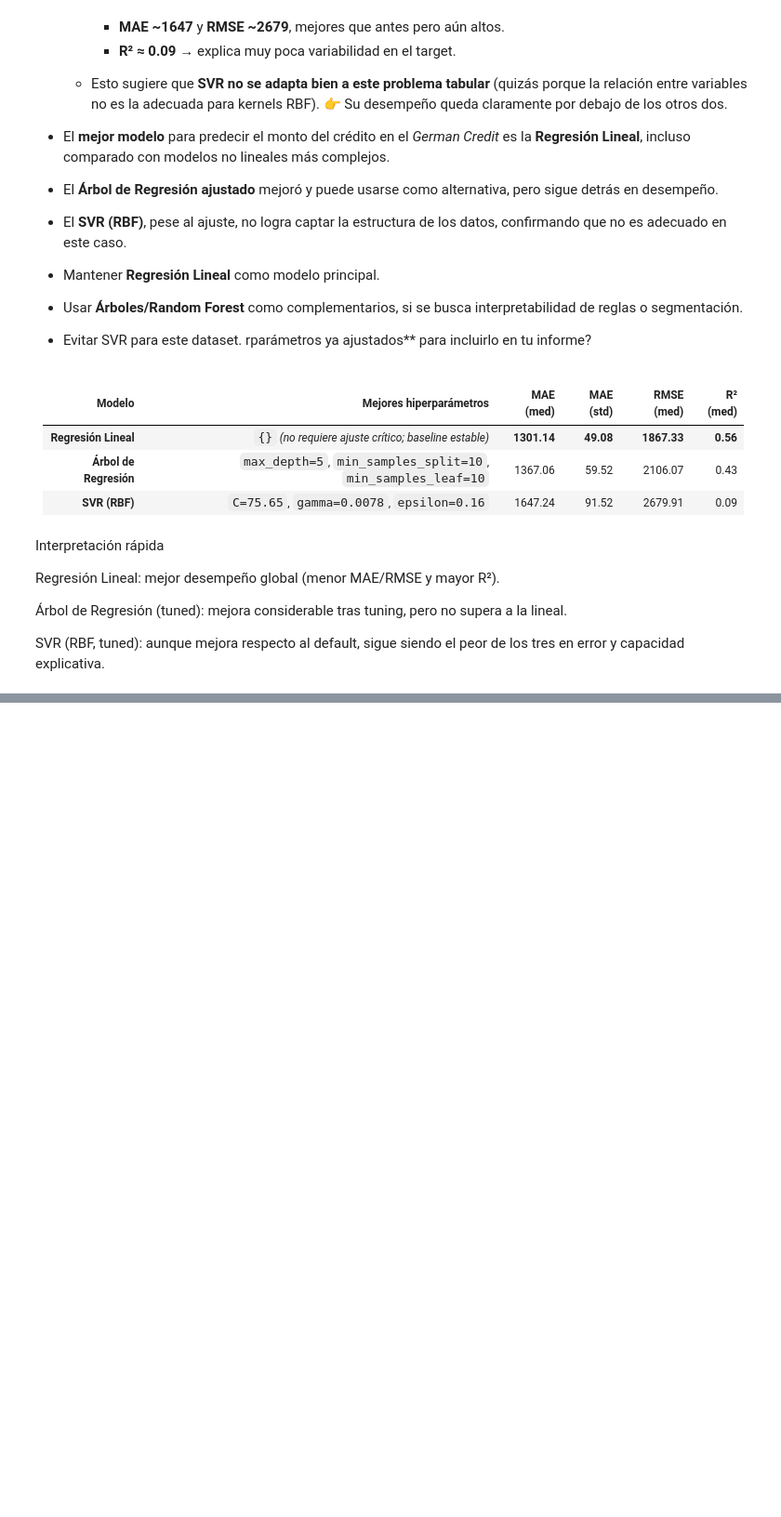
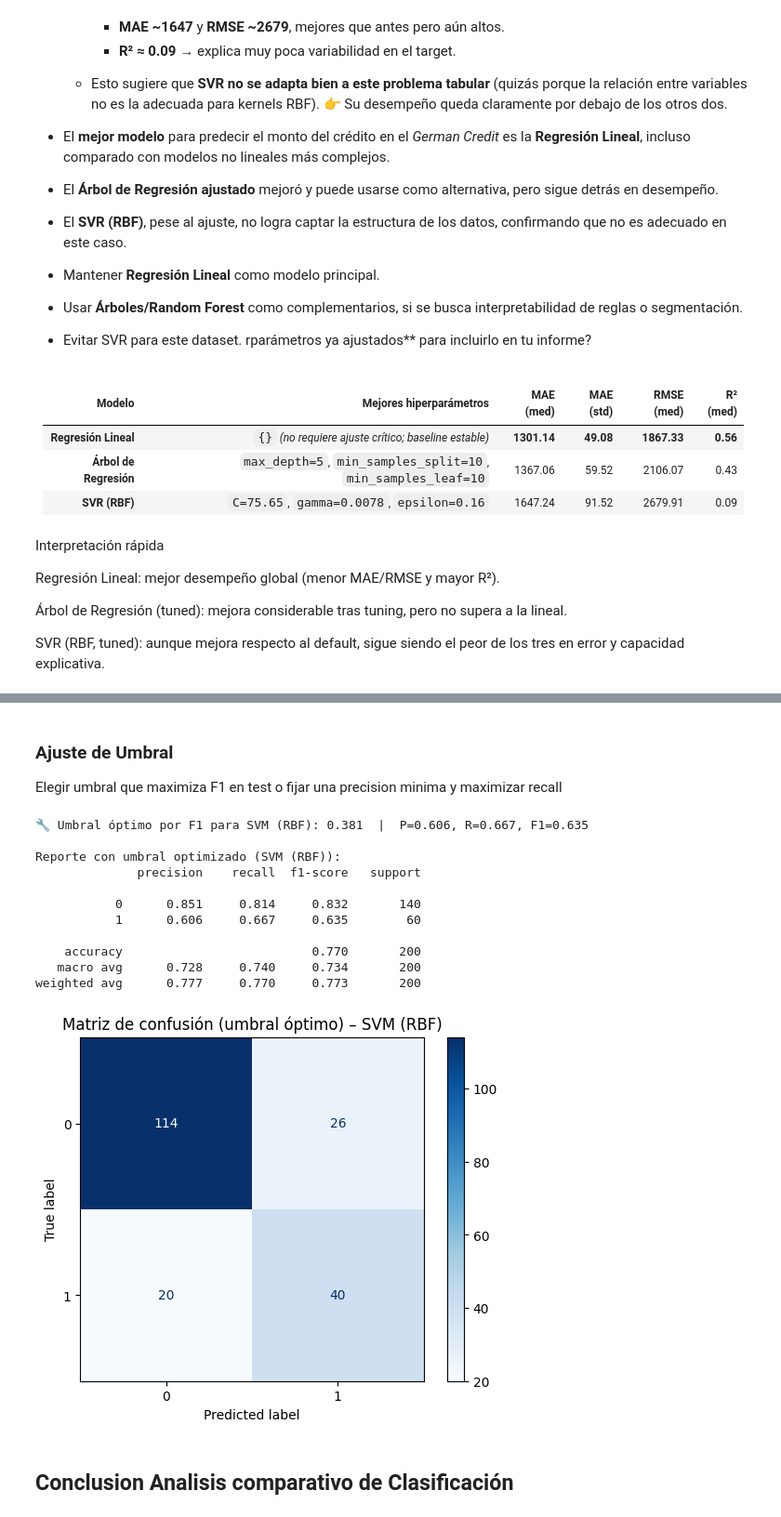
Before and after one commit to canischilensis/data-science, a Jupyter notebook: machine-learning/Analisis-comparativo/Analisis-comparativo-modelo-regresion.ipynb, the cells around one changed output, grey strips where cells are left out. Shown at 93% size. Saved outputs shown, nothing was run; the diff lists cells and outputs as text; code cells hidden in the pictures; blank space fills up the shorter version.

```diff
--- a/machine-learning/Analisis-comparativo/Analisis-comparativo-modelo-regresion.ipynb
+++ b/machine-learning/Analisis-comparativo/Analisis-comparativo-modelo-regresion.ipynb
@@ -1799,0 +2071,51 @@ SVR (RBF, tuned): aunque mejora respecto al default, sigue siendo el peor de los
+# %% [markdown]
+### Ajuste de Umbral
+
+Elegir umbral que maximiza F1 en test o fijar una precision minima y maximizar recall
+# %%
+def tune_threshold(best_estimator, X_test, y_test, min_precision=None):
+    proba = best_estimator.predict_proba(X_test)[:, 1]
+    prec, rec, thr = precision_recall_curve(y_test, proba)
+    f1 = (2 * prec * rec) / (prec + rec + 1e-12)
+
+    if min_precision is None:
+        idx = np.nanargmax(f1)
+    else:
+        valid = np.where(prec[:-1] >= min_precision)[0]
+        idx = valid[np.argmax(rec[:-1][valid])] if len(valid) else np.nanargmax(f1)
+
+    best_thr = thr[idx] if idx < len(thr) else 0.5
+    return best_thr, prec[idx], rec[idx], f1[idx]
+
+# Ejemplo: ajustar umbral para el mejor modelo en Test (por AP)
+best_name = eval_df.iloc[0]["Modelo"]
+best_estimator = next(r["Best Estimator"] for r in results if r["Modelo"] == best_name)
+best_estimator.fit(X_train, y_train)
+
+thr, p_opt, r_opt, f1_opt = tune_threshold(best_estimator, X_test, y_test, min_precision=None)
+print(f"\n🔧 Umbral óptimo por F1 para {best_name}: {thr:.3f}  |  P={p_opt:.3f}, R={r_opt:.3f}, F1={f1_opt:.3f}")
+
+# Predicción con umbral optimizado
+y_proba_opt = best_estimator.predict_proba(X_test)[:, 1]
+y_pred_opt  = (y_proba_opt >= thr).astype(int)
+print(f"\nReporte con umbral optimizado ({best_name}):")
+print(classification_report(y_test, y_pred_opt, digits=3))
+cm_opt = confusion_matrix(y_test, y_pred_opt)
+ConfusionMatrixDisplay(cm_opt).plot(cmap="Blues")
+plt.title(f"Matriz de confusión (umbral óptimo) – {best_name}")
+plt.show()
+# %% [output]
+🔧 Umbral óptimo por F1 para SVM (RBF): 0.381  |  P=0.606, R=0.667, F1=0.635
+
+Reporte con umbral optimizado (SVM (RBF)):
+              precision    recall  f1-score   support
+
+           0      0.851     0.814     0.832       140
+           1      0.606     0.667     0.635        60
+
+    accuracy                          0.770       200
+   macro avg      0.728     0.740     0.734       200
+weighted avg      0.777     0.770     0.773       200
+[figure, added]
+# %% [markdown]
+## Conclusion Analisis comparativo de Clasificación
```
Also changed, not shown: parts of 27 cells of this notebook, 1 other file.
